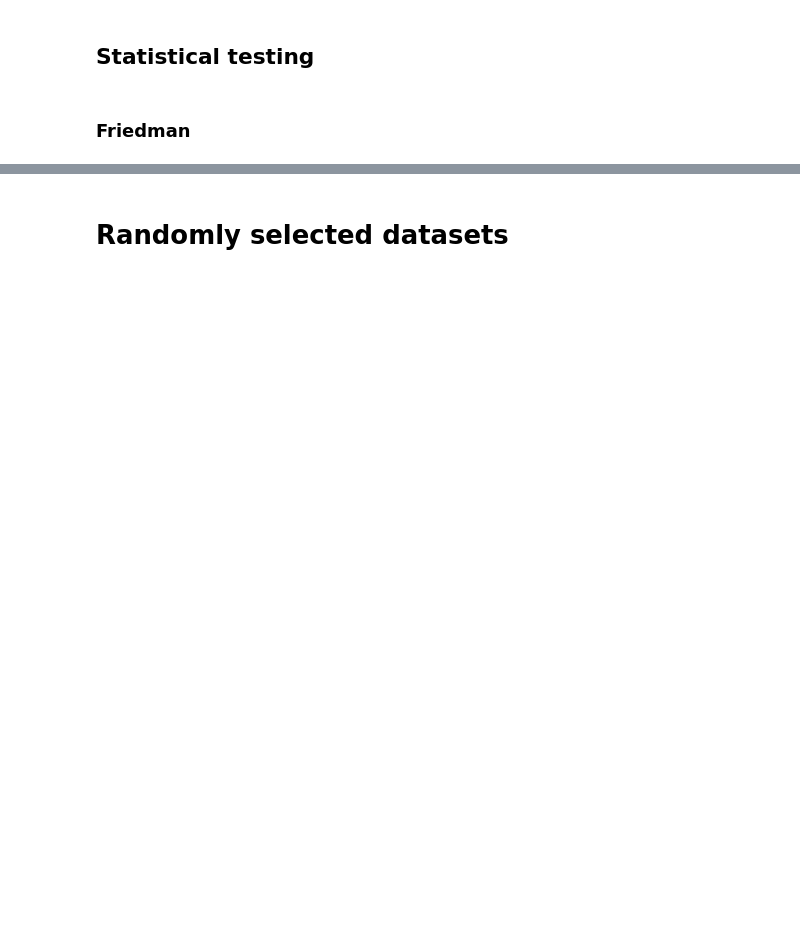
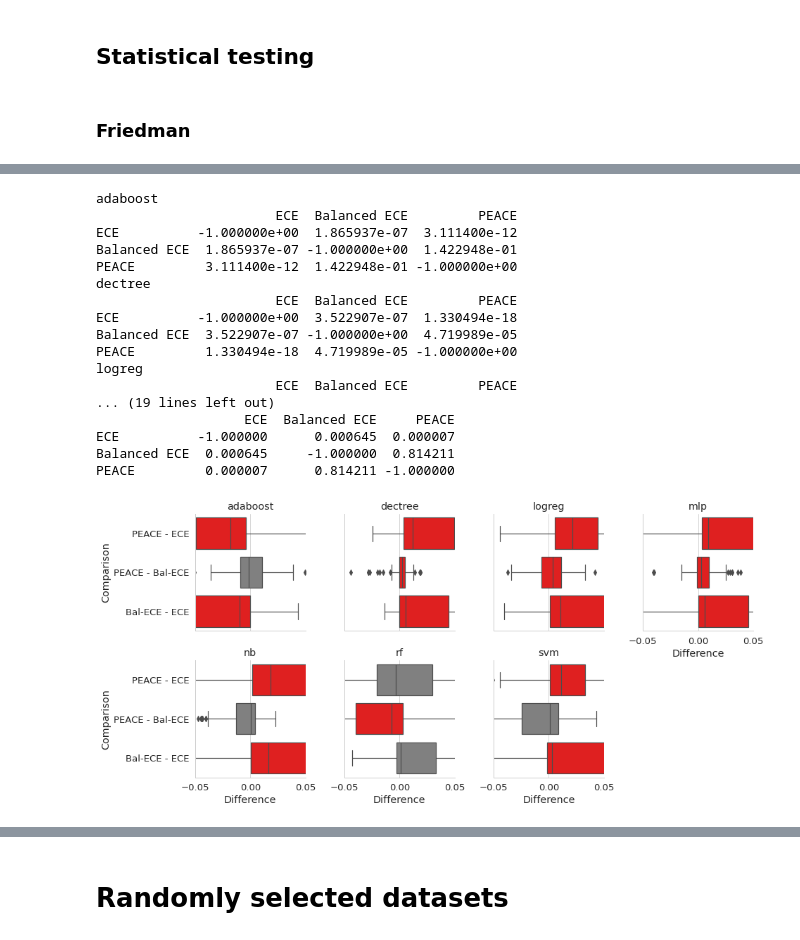
Before and after one commit to MaximLippeveld/riverreliability, a Jupyter notebook: experiments/compare_metrics_over_datasets.ipynb, the cells around one changed output, grey strips where cells are left out. Cells and saved outputs as stored; diff of their text form; code cells hidden in the pictures; blank space fills up the shorter version.

```diff
--- a/experiments/compare_metrics_over_datasets.ipynb
+++ b/experiments/compare_metrics_over_datasets.ipynb
@@ -445,11 +426,0 @@ sp.posthoc_conover(long_data, val_col="value", group_col="metric", p_adjust="hol
-# %%
-for idx, model_df in grouped_df.groupby("model_id"):
-    data = model_df.loc[:, cols]
-    test = scipy.stats.friedmanchisquare(data.iloc[:, 0], data.iloc[:, 1], data.iloc[:, 2])
-    print(idx)
-    print(test)
-
-    if test.pvalue < 0.05:
-        long_data = get_longform(data)
-        print(sp.posthoc_conover(long_data, val_col="value", group_col="metric", p_adjust="holm"))
-    print("-"*20)
@@ -474,3 +436,52 @@ PEACE             0.790480  0.136646 -1.000000
+# %%
+grid = seaborn.FacetGrid(data=df, col="model_id", col_wrap=4)
+data = []
+for ax, (idx, model_df) in zip(grid.axes, df.groupby("model_id")):
+    data = model_df.loc[:, cols + ["task_id"]]
+    test = scipy.stats.friedmanchisquare(data.iloc[:, 0], data.iloc[:, 1], data.iloc[:, 2])
+    if test.pvalue < 0.05:
+        a = sp.posthoc_conover_friedman(data.iloc[:, :3], p_adjust="bonferroni")
+        colors = [
+            "red" if a["PEACE"]["ECE"] < 0.05 else "grey",
+            "red" if a["PEACE"]["Balanced ECE"] < 0.05 else "grey",
+            "red" if a["Balanced ECE"]["ECE"] < 0.05 else "grey"
+        ]
+        print(idx)
+        print(a)
+    else:
+        colors = ["grey"]*3
+
+    tmp_df = pandas.concat([
+        pandas.DataFrame({"value": model_df["PEACE"] - model_df["ECE"], "diff": "PEACE - ECE"}),
+        pandas.DataFrame({"value": model_df["PEACE"] - model_df["Balanced ECE"], "diff": "PEACE - Bal-ECE"}),
+        pandas.DataFrame({"value": model_df["Balanced ECE"] - model_df["ECE"], "diff": "Bal-ECE - ECE"})
+    ])
+
+    ax.set_title(idx)
+    seaborn.boxplot(data=tmp_df, y="diff", x="value", orient="h", ax=ax, palette=seaborn.color_palette(colors))
+    ax.set_xlim(-0.05, 0.05)
+grid.set_axis_labels("Difference", "Comparison")
+
+plt.savefig("pairwise_comparisons.pdf", bbox_inches="tight")
+# %% [output]
+adaboost
+                       ECE  Balanced ECE         PEACE
+ECE          -1.000000e+00  1.865937e-07  3.111400e-12
+Balanced ECE  1.865937e-07 -1.000000e+00  1.422948e-01
+PEACE         3.111400e-12  1.422948e-01 -1.000000e+00
+dectree
+                       ECE  Balanced ECE         PEACE
+ECE          -1.000000e+00  3.522907e-07  1.330494e-18
+Balanced ECE  3.522907e-07 -1.000000e+00  4.719989e-05
+PEACE         1.330494e-18  4.719989e-05 -1.000000e+00
+logreg
+                       ECE  Balanced ECE         PEACE
+... (19 lines left out)
+                   ECE  Balanced ECE     PEACE
+ECE          -1.000000      0.000645  0.000007
+Balanced ECE  0.000645     -1.000000  0.814211
+PEACE         0.000007      0.814211 -1.000000
+[figure, added]
 # %%
 seaborn.catplot(data=long_df[long_df["metric"].isin(cols)], x="metric", y="value", col="model_id", kind="violin")
 # %% [output]
```
Also changed, not shown: parts of 22 cells of this notebook, 1 other file.
